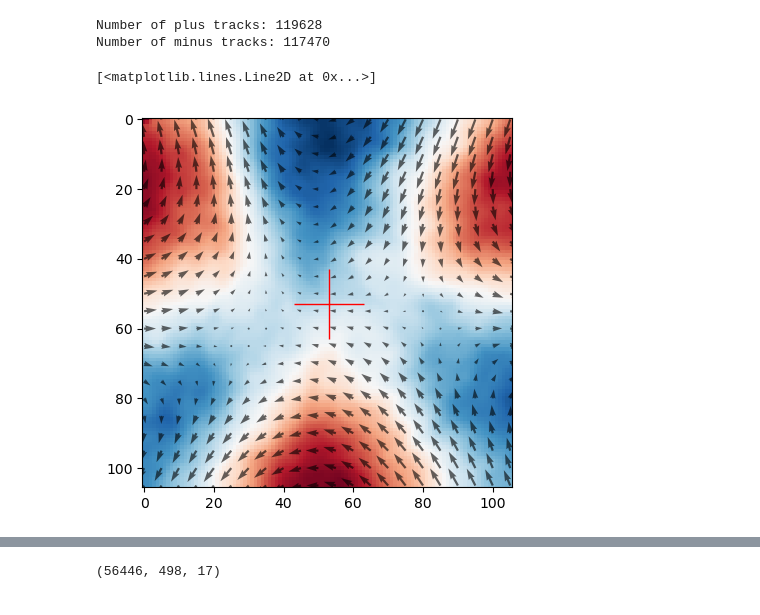
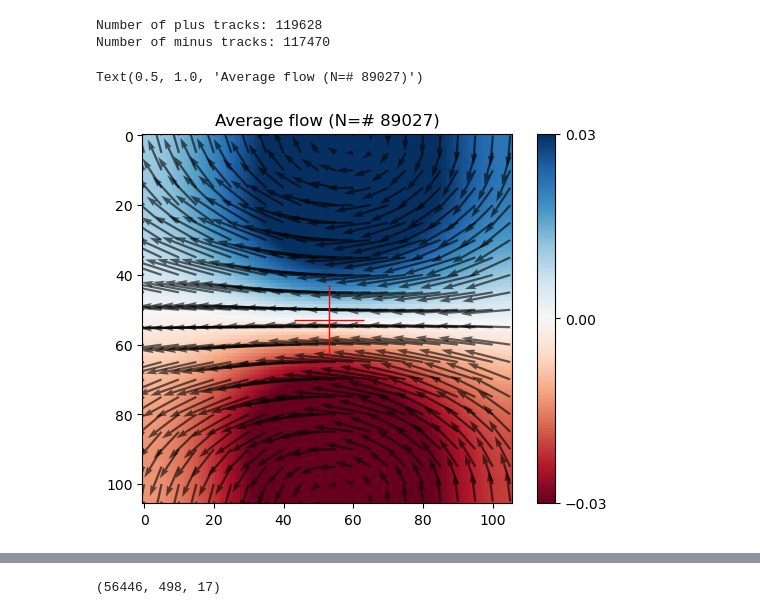
Before and after one commit to viciya/nematics, a Jupyter notebook: nematics/journals/defect_FusionCreation.ipynb, the cells around one changed output, grey strips where cells are left out. Saved outputs shown, nothing was run; the diff lists cells and outputs as text; code cells hidden in the pictures.

```diff
--- a/nematics/journals/defect_FusionCreation.ipynb
+++ b/nematics/journals/defect_FusionCreation.ipynb
@@ -1806,45 +1815,51 @@ print("Number of minus tracks: %s" %df_minus.shape[0])
 Number of plus tracks: 119628
 Number of minus tracks: 117470
 # %%
-frames = np.arange(0, 200)
-uv = []
-# for frame in frames:
-#     uv.append(defect_flow_frame_all_frames(
-#         cv2.imread(image_list[frame])[:,:,0],
-#         cv2.imread(image_list[frame+1])[:,:,0],
-#         df_plus[df_plus.FRAME==frame], defect_type="plus",
-#         # df_minus[df_minus.FRAME==frame], defect_type="minus",
-#         ))
+# frames = np.arange(0, 999)
+# uv = []
+# # for frame in frames:
+# #     uv.append(defect_flow_frame_all_frames(
+# #         cv2.imread(image_list[frame])[:,:,0],
+# #         cv2.imread(image_list[frame+1])[:,:,0],
+# #         df_plus[df_plus.FRAME==frame], defect_type="plus",
+# #         # df_minus[df_minus.FRAME==frame], defect_type="minus",
+# #         ))
 
-box = 150
-uv = Parallel(n_jobs=5)(delayed(defect_flow_frame_all_frames)(
-    cv2.imread(img1)[:,:,0],
-    cv2.imread(img2)[:,:,0],
-    # df_plus[df_plus.FRAME==frame], defect_type="plus",
-    df_minus[df_minus.FRAME==frame], defect_type="minus",
-    box=(int(box),int(box)),
-    # filt=5
-    ) for frame,img1,img2 in zip(frames, image_list[frames[0]:frames[-2]], image_list[frames[1]:frames[-1]]))
+# box = 150
+# uv = Parallel(n_jobs=5)(delayed(defect_flow_frame_average_with_edge)(
+#     cv2.imread(img1)[:,:,0],
+#     cv2.imread(img2)[:,:,0],
+#     df_plus[df_plus.FRAME==frame], defect_type="plus",
+#     # df_minus[df_minus.FRAME==frame], defect_type="minus",
+#     box=(int(box),int(box)),
+#     # filt=5
+#     ) for frame,img1,img2 in zip(frames, image_list[frames[0]:frames[-2]], image_list[frames[1]:frames[-1]]))
 
 
-uu, vv, ids  = [], [], []
-for i in range(len(uv)):
-    uu += uv[i][0]  # concatenate the elements from all frames
-    vv += uv[i][1]
-    ids += uv[i][2]
+# uu, vv, ids  = [], [], []
+# for i in range(len(uv)):
+#     if uv[i]:
+#         uu.append(uv[i][0])  # concatenate the elements from all frames
+#         vv.append(uv[i][1])
+#         ids.append(uv[i][2])
+#     else:
+#         print("no defects in frame %s" % frames[i])
 
 step = 5
-vscale = 10
+vscale = 5
+vort_mag = .03
 field1 = np.stack((np.mean(uu, axis=0), np.mean(vv, axis=0)), axis=-1)
 y, x = np.mgrid[0:field1.shape[0], 0:field1.shape[1]]
-vorticity1 = gaussian_filter(curl_npgrad(field1), sigma=1)
-plt.imshow(vorticity1, cmap='RdBu', vmin=-vorticity1.max(), vmax=vorticity1.max())
+vorticity1 = gaussian_filter(curl_npgrad(field1), sigma=10)
+c = plt.imshow(vorticity1, cmap='RdBu', vmin=-vort_mag, vmax=vort_mag)
 plt.quiver(x[::step, ::step], y[::step, ::step],
           field1[::step, ::step,0], -field1[::step, ::step,1],  color='k',
           width=.006, scale=vscale, alpha=.6
           )
 xcnt, ycnt = uu[0].shape[0]//2, uu[0].shape[1]//2
 plt.plot(xcnt, ycnt, "+r", markersize=50)
+plt.colorbar(c, ticks=[-vort_mag, 0, vort_mag])
+plt.title("Average flow (N=# %s)" % np.sum(ids))
 # %% [output]
-[<matplotlib.lines.Line2D at 0x...>]
+Text(0.5, 1.0, 'Average flow (N=# 89027)')
-[figure, old version]
+[figure, new version]
```
Also changed, not shown: parts of 7 cells of this notebook, 10 other files.
